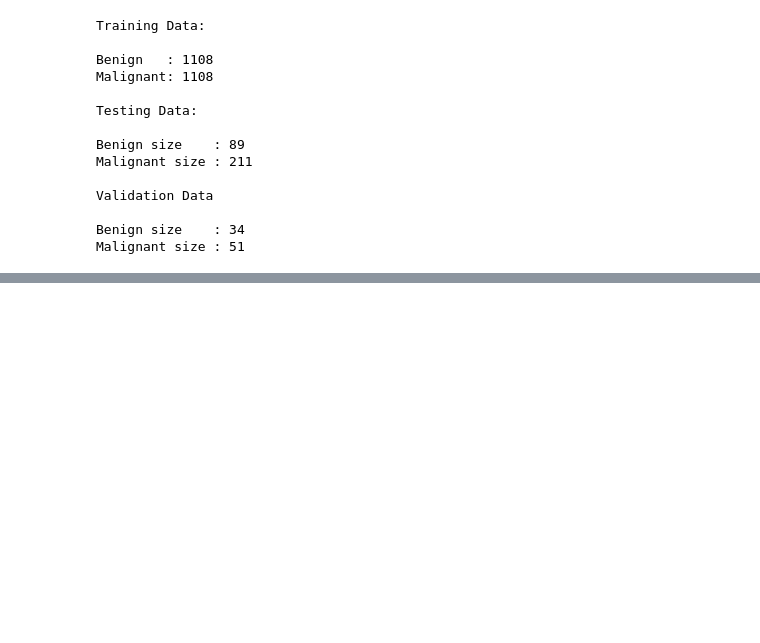
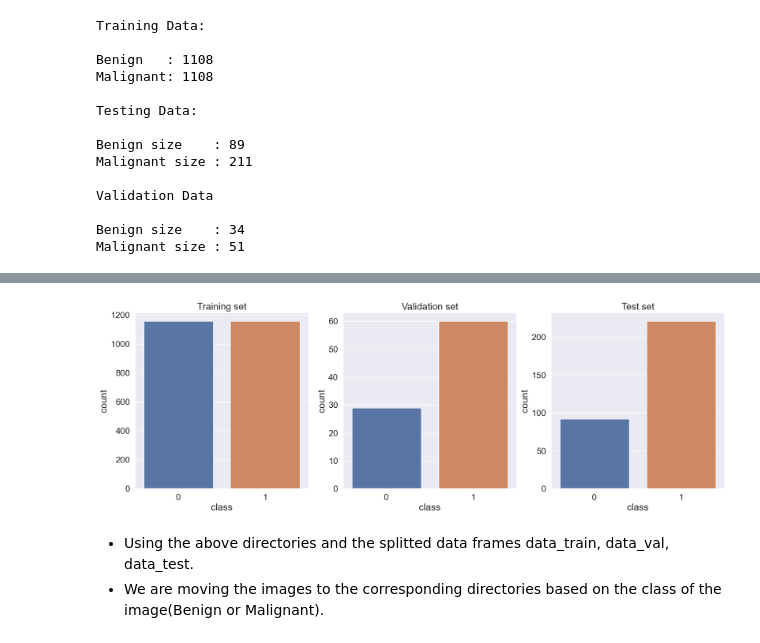
Before and after one commit to tobialbertino/skripsi, a Jupyter notebook: src/magnify-Praprocess.ipynb, the cells around one changed output, grey strips where cells are left out. Cells and saved outputs as stored; diff of their text form; code cells hidden in the pictures; blank space fills up the shorter version.

```diff
--- a/src/magnify-Praprocess.ipynb
+++ b/src/magnify-Praprocess.ipynb
@@ -263,0 +311,27 @@ Malignant size : 51
+# %%
+# Separating the benign and malignant patients from train data
+train_has_cancer = data_train[data_train['class'] == 1]
+train_has_no_cancer = data_train[data_train['class'] == 0]
+# %%
+# Upsampling the minority class by the size of majority class with replacement
+train_has_no_cancer_upsample = resample(train_has_no_cancer, n_samples = len(train_has_cancer), random_state = 47, replace = True)
+# %%
+#Concatenating the upsampled minority class and the majority class
+data_train = pd.concat([train_has_cancer,train_has_no_cancer_upsample])
+# %%
+sns.set_style("darkgrid")
+plt.figure(figsize = (20,6))
+plt.subplot(1,3,1)
+sns.countplot(x=data_train['class'])
+plt.title("Training set")
+plt.subplot(1,3,2)
+sns.countplot(x=data_val['class'])
+plt.title("Validation set")
+plt.subplot(1,3,3)
+sns.countplot(x=data_test['class']);
+plt.title("Test set");
+# %% [output]
+[figure, added]
+# %% [markdown]
+- Using the above directories and the splitted data frames data_train, data_val, data_test.
+- We are moving the images to the corresponding directories based on the class of the image(Benign or Malignant).
```
Also changed, not shown: parts of 43 cells of this notebook.
